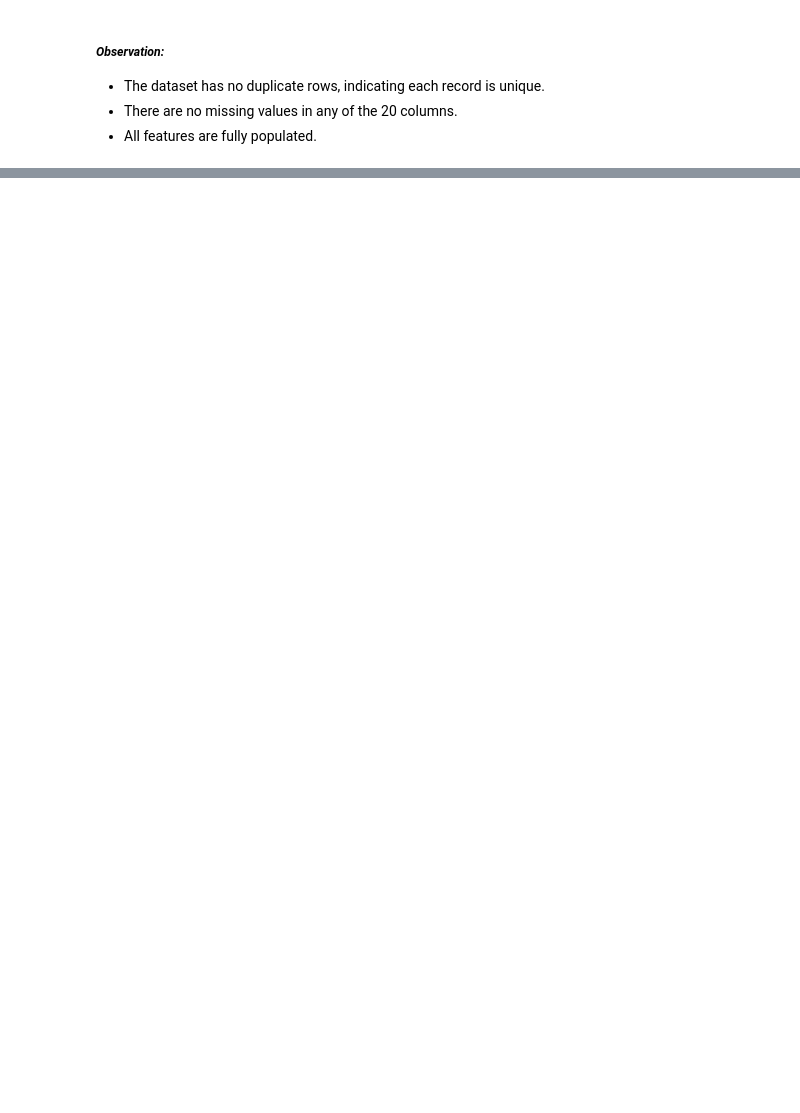
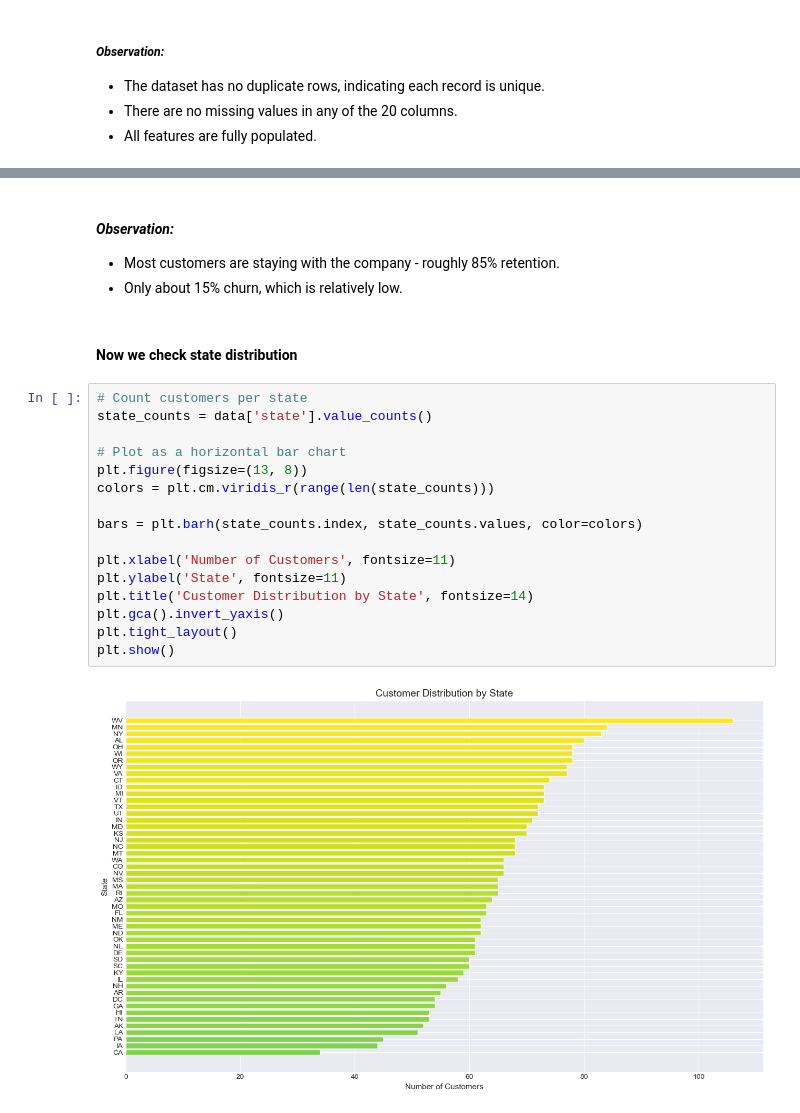
Before and after one commit to Vain-Guy/SyriaTel-Customer-Churn, a Jupyter notebook: Notebooks/index.ipynb, the cells around one changed output, grey strips where cells are left out. Cells and saved outputs as stored; diff of their text form; blank space fills up the shorter version.

```diff
--- a/Notebooks/index.ipynb
+++ b/Notebooks/index.ipynb
@@ -262,0 +323,25 @@ dtype: int64
+# %% [markdown]
+#### *Observation:*
+
+- Most customers are staying with the company - roughly 85% retention.
+- Only about 15% churn, which is relatively low.
+# %% [markdown]
+#### Now we check state distribution
+# %%
+# Count customers per state
+state_counts = data['state'].value_counts()
+
+# Plot as a horizontal bar chart
+plt.figure(figsize=(13, 8))
+colors = plt.cm.viridis_r(range(len(state_counts)))
+
+bars = plt.barh(state_counts.index, state_counts.values, color=colors)
+
+plt.xlabel('Number of Customers', fontsize=11)
+plt.ylabel('State', fontsize=11)
+plt.title('Customer Distribution by State', fontsize=14)
+plt.gca().invert_yaxis()
+plt.tight_layout()
+plt.show()
+# %% [output]
+[figure, added]
```
Also changed, not shown: parts of 12 cells of this notebook.
